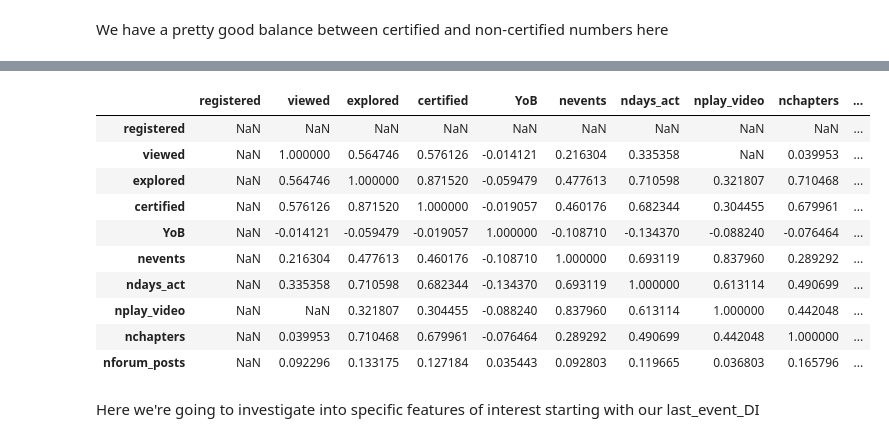
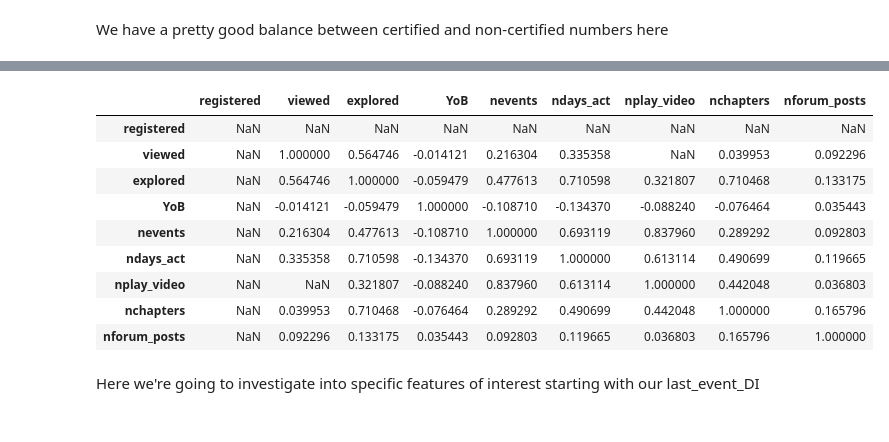
Before and after one commit to rxu17/-HarvardX-MITx-Person-Course-Predicton, a Jupyter notebook: online_course_pred_rxu17.ipynb, the cells around one changed output, grey strips where cells are left out. Saved outputs shown, nothing was run; the diff lists cells and outputs as text; code cells hidden in the pictures.

```diff
--- a/online_course_pred_rxu17.ipynb
+++ b/online_course_pred_rxu17.ipynb
@@ -39,7 +42,7 @@ from sklearn.metrics import accuracy_score
 Read in our training data and test data
 # %%
 # input in filepath of input data
-input_path = "/Users/rexxx/Downloads/csestat-416-21su-kaggle"
+input_path = os.getcwd()
 
 # validate path
 assert os.path.isdir(input_path),\
@@ -57,12 +58,9 @@ FileNotFoundError: [Errno 2] No such file or directory: '/Users/rexxx/widsdatath
 ## Splitting our data
 # %%
 # our features and descriptions of each
-features = ['course_id', # provides school (HarvardX or MITx), course name, and semester, e.g. “HarvardX/CB22x/2013_Spring”
-            'userid_DI', # unique identifier for student
-            'registered', # 0/1; registered for course
+features = ['registered', # 0/1; registered for course
             'viewed', # 0/1; anyone who accessed the ‘Courseware’ tab
             'explored',# 0/1; anyone who accessed at least half of the chapters in the courseware
-            'final_cc_cname_DI', # area the person is from (iP Address)
             'LoE_DI', # highest level of education completed
             'YoB', # year of birth
             'gender', # Possible values: m (male), f (female) and o (other)
@@ -208,18 +197,17 @@ plt.show()
 # %%
-cor_mat = train_data.corr()
+cor_mat = train_data[features].corr()
 cor_mat
 # %% [output]
-|  | registered | viewed | explored | certified | YoB | nevents | ndays_act | nplay_video | nchapters | ... |
-| registered | NaN | NaN | NaN | NaN | NaN | NaN | NaN | NaN | NaN | ... |
-| viewed | NaN | 1.000000 | 0.564746 | 0.576126 | -0.014121 | 0.216304 | 0.335358 | NaN | 0.039953 | ... |
-| explored | NaN | 0.564746 | 1.000000 | 0.871520 | -0.059479 | 0.477613 | 0.710598 | 0.321807 | 0.710468 | ... |
-| certified | NaN | 0.576126 | 0.871520 | 1.000000 | -0.019057 | 0.460176 | 0.682344 | 0.304455 | 0.679961 | ... |
-| YoB | NaN | -0.014121 | -0.059479 | -0.019057 | 1.000000 | -0.108710 | -0.134370 | -0.088240 | -0.076464 | ... |
-| nevents | NaN | 0.216304 | 0.477613 | 0.460176 | -0.108710 | 1.000000 | 0.693119 | 0.837960 | 0.289292 | ... |
-| ndays_act | NaN | 0.335358 | 0.710598 | 0.682344 | -0.134370 | 0.693119 | 1.000000 | 0.613114 | 0.490699 | ... |
-| nplay_video | NaN | NaN | 0.321807 | 0.304455 | -0.088240 | 0.837960 | 0.613114 | 1.000000 | 0.442048 | ... |
-| nchapters | NaN | 0.039953 | 0.710468 | 0.679961 | -0.076464 | 0.289292 | 0.490699 | 0.442048 | 1.000000 | ... |
-| nforum_posts | NaN | 0.092296 | 0.133175 | 0.127184 | 0.035443 | 0.092803 | 0.119665 | 0.036803 | 0.165796 | ... |
+|  | registered | viewed | explored | YoB | nevents | ndays_act | nplay_video | nchapters | nforum_posts |
+| registered | NaN | NaN | NaN | NaN | NaN | NaN | NaN | NaN | NaN |
+| viewed | NaN | 1.000000 | 0.564746 | -0.014121 | 0.216304 | 0.335358 | NaN | 0.039953 | 0.092296 |
+| explored | NaN | 0.564746 | 1.000000 | -0.059479 | 0.477613 | 0.710598 | 0.321807 | 0.710468 | 0.133175 |
+| YoB | NaN | -0.014121 | -0.059479 | 1.000000 | -0.108710 | -0.134370 | -0.088240 | -0.076464 | 0.035443 |
+| nevents | NaN | 0.216304 | 0.477613 | -0.108710 | 1.000000 | 0.693119 | 0.837960 | 0.289292 | 0.092803 |
+| ndays_act | NaN | 0.335358 | 0.710598 | -0.134370 | 0.693119 | 1.000000 | 0.613114 | 0.490699 | 0.119665 |
+| nplay_video | NaN | NaN | 0.321807 | -0.088240 | 0.837960 | 0.613114 | 1.000000 | 0.442048 | 0.036803 |
+| nchapters | NaN | 0.039953 | 0.710468 | -0.076464 | 0.289292 | 0.490699 | 0.442048 | 1.000000 | 0.165796 |
+| nforum_posts | NaN | 0.092296 | 0.133175 | 0.035443 | 0.092803 | 0.119665 | 0.036803 | 0.165796 | 1.000000 |
 # %% [markdown]
 Here we're going to investigate into specific features of interest starting with our last_event_DI
 # %%
```
Also changed, not shown: parts of 26 cells of this notebook.
